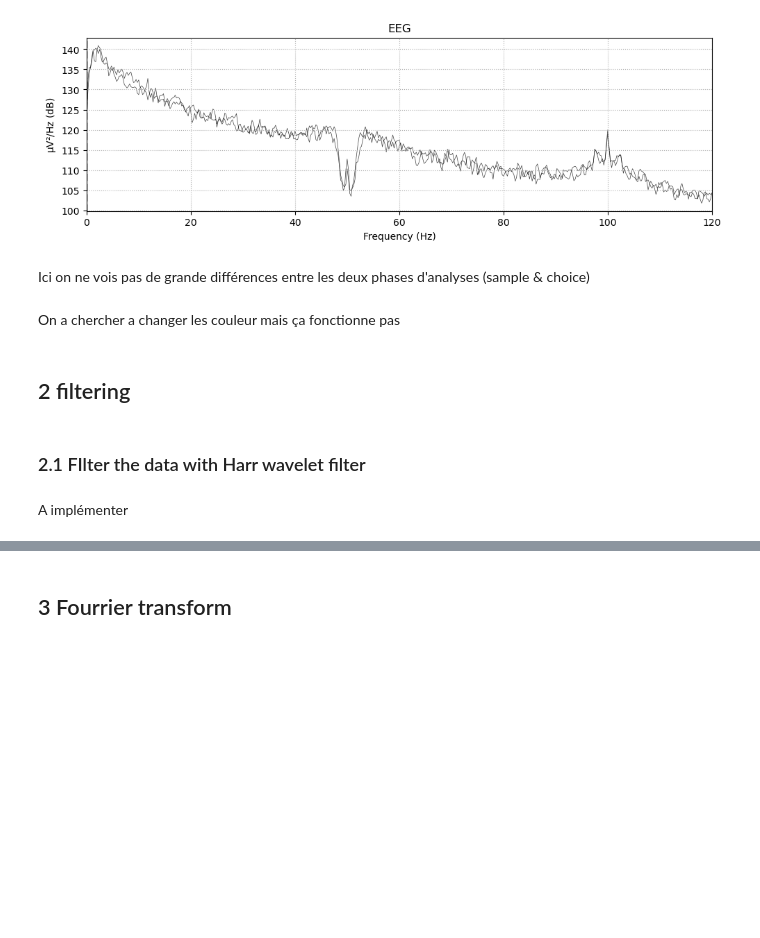
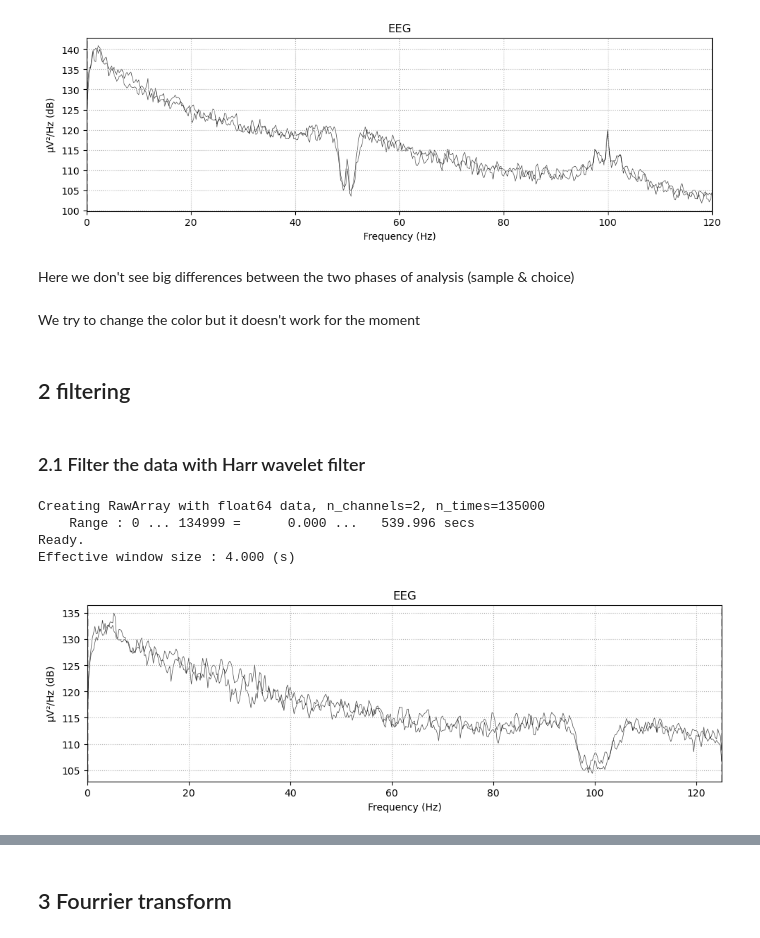
Before and after one commit to ChabCorp/LFP_IPMC, a Jupyter notebook: code/6_new_version.ipynb, the cells around one changed output, grey strips where cells are left out. Cells and saved outputs as stored; diff of their text form; code cells hidden in the pictures; blank space fills up the shorter version.

```diff
--- a/code/6_new_version.ipynb
+++ b/code/6_new_version.ipynb
@@ -90,13 +99,67 @@ Creating RawArray with float64 data, n_channels=2, n_times=135000
 Ready.
 Effective window size : 4.000 (s)
 [figure]
-# %% [markdown]
-Ici on ne vois pas de grande différences entre les deux phases d'analyses (sample & choice)
-# %% [markdown]
-On a chercher a changer les couleur mais ça fonctionne pas
+# %% [markdown]
+Here we don't see big differences between the two phases of analysis (sample & choice)
+# %% [markdown]
+We try to change the color but it doesn't work for the moment
 # %% [markdown]
 ## 2 filtering
 # %% [markdown]
-### 2.1 FIlter the data with Harr wavelet filter
+### 2.1 Filter the data with Harr wavelet filter
-# %% [markdown]
-A implémenter
+# %%
+def haarFWT ( signal, level ):
+    """
+    Compute the Haar Wavelet Transform of a signal
+
+    Parameters
+    ----------
+    signal : array-like
+        The signal to be transformed
+    level : int
+        The number of levels of the transform
+
+    Returns
+    -------
+    array-like
+        The transformed signal
+    """
+
+    s = .5
+    h = [ 1,  1 ] # lowpass filter
+    g = [ 1, -1 ] # highpass filter
+    f = len( h ); # length of the filter
+
+    t = signal # 'workspace' array
+    l = len ( t ) # length of the current signal
+    y = [0] * l  # output array
+    t += [0,0]
+
+    for i in range ( level ):
+        y [ 0:l ] = [0] * l
+        l2 = l // 2
+        for j in range ( l2 ):
+            for k in range ( f ):
+                y [j] += t [ 2*j + k ] * h [ k ] * s
+                y [j+l2] += t [ 2*j + k ] * g [ k ] * s
+        l = l2
+        t [ 0:l ] = y [ 0:l ]
+    return y
+
+df['haar'] = haarFWT(list(df['mV']), 1)
+df_choice['haar'] = haarFWT(list(df_choice['mV']), 1)
+
+data = np.array([df['haar'], df_choice['haar']])
+info = mne.create_info(
+    ch_names=['eeg-0', 'eeg-1'],
+    ch_types=['eeg']*2,
+    sfreq=sampling_rate)
+
+simulated_raw = mne.io.RawArray(data, info)
+simulated_raw.compute_psd(method ='auto', fmin=0, fmax = 125, n_fft=1000).plot()
+# %% [output]
+Creating RawArray with float64 data, n_channels=2, n_times=135000
+    Range : 0 ... 134999 =      0.000 ...   539.996 secs
+Ready.
+Effective window size : 4.000 (s)
+[figure, added]
```
Also changed, not shown: parts of 18 cells of this notebook.
